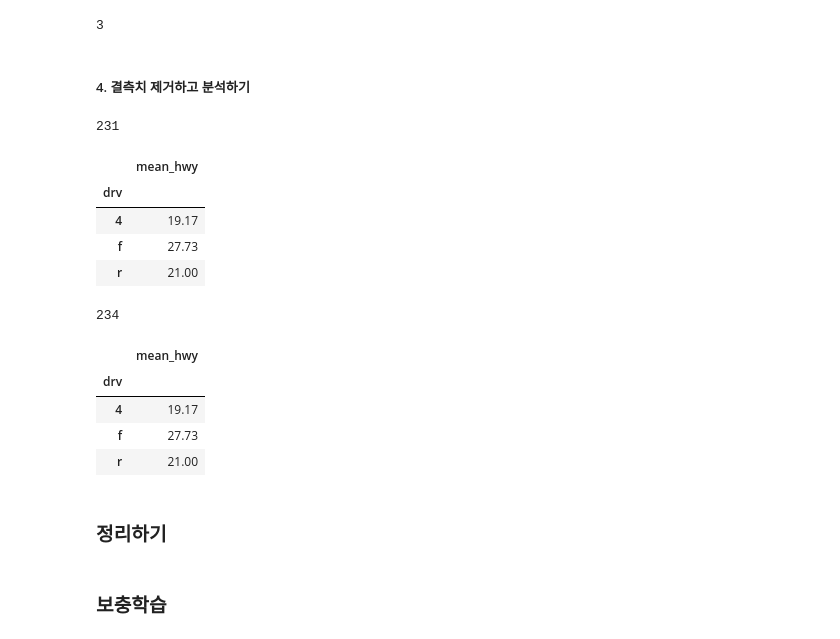
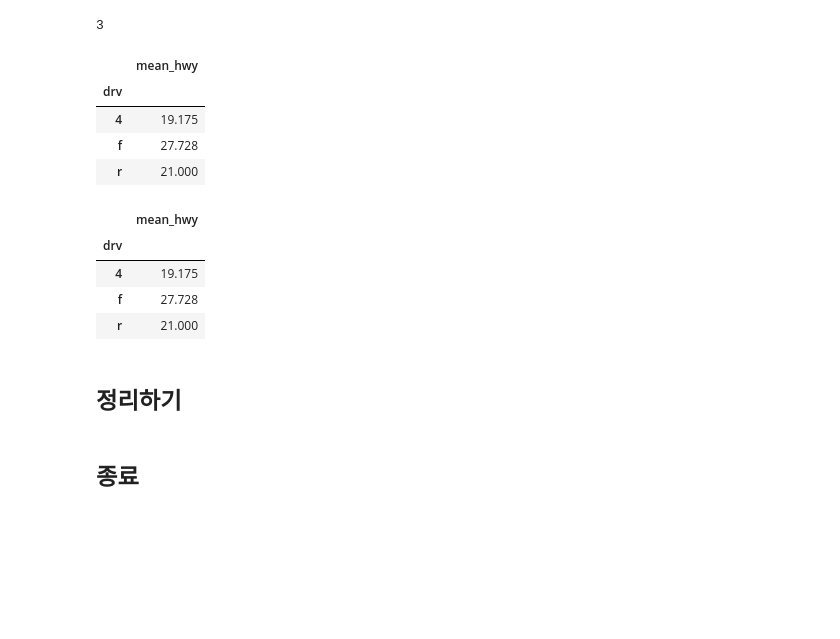
Before and after one commit to soyeonprincesss/2024-1-my-BDA, a Jupyter notebook: inclass/06w_0408_A_ch07_missingvalue_outlier.ipynb, the cells around one changed output. Saved outputs shown, nothing was run; the diff lists cells and outputs as text; code cells hidden in the pictures; blank space fills up the shorter version.

```diff
--- a/inclass/06w_0408_A_ch07_missingvalue_outlier.ipynb
+++ b/inclass/06w_0408_A_ch07_missingvalue_outlier.ipynb
@@ -631,8 +622,10 @@ exam
 | 18 | 19 | 5 | 89.0 | 68 | 87 |
 | 19 | 20 | 5 | 78.0 | 83 | 58 |
 # %%
-pd.set_option('display.precision', 2)
-exam['math'] = exam['math'].fillna(exam['math'].mean())  # math가 NaN이면 55로 대체
-exam                                    # 출력
+pd.set_option('display.precision', 3)
+
+m = exam['math'].mean()
+exam['math'] = exam['math'].fillna(m)  # math가 NaN이면 55로 대체
+exam
 # %% [output]
 |  | id | nclass | math | english | science |
@@ -1000,38 +910,24 @@ mpg['hwy'] = np.where((mpg['hwy'] < 4.5) | (mpg['hwy'] > 40.5), np.nan, mpg['hwy
 mpg['hwy'].isna().sum()
 # %% [output]
 3
-# %% [markdown]
-##### 4. 결측치 제거하고 분석하기
-# %%
-dmpg = mpg.dropna(subset = ['hwy'])
-len(dmpg)
-# %% [output]
-231
 # %%
-# hwy 결측치 제거
-# drv별 분리
-# hwy 평균 구하기
-dmpg.dropna(subset = ['hwy']).groupby('drv').agg(mean_hwy = ('hwy', 'mean'))
+mpg.dropna(subset = ['hwy']).groupby('drv').agg(mean_hwy = ('hwy', 'mean'))
 # %% [output]
 |  | mean_hwy |
 | drv |  |
-| 4 | 19.17 |
-| f | 27.73 |
-| r | 21.00 |
+| 4 | 19.175 |
+| f | 27.728 |
+| r | 21.000 |
-# %%
-len(mpg)
-# %% [output]
-234
 # %%
 mpg.groupby('drv').agg(mean_hwy = ('hwy', 'mean'))
 # %% [output]
 |  | mean_hwy |
 | drv |  |
-| 4 | 19.17 |
-| f | 27.73 |
-| r | 21.00 |
+| 4 | 19.175 |
+| f | 27.728 |
+| r | 21.000 |
 # %% [markdown]
-### 정리하기
+## 정리하기
 # %%
 ## 1. 결측치 정제하기
 df = pd.DataFrame({'sex'   : [1, 2, 1, 3, 2, 1],
@@ -1059,4 +955,4 @@ pct75 + 1.5 * iqr                 # 상한
 # 극단치 결측 처리
 mpg['hwy'] = np.where((mpg['hwy'] < 4.5) | (mpg['hwy'] > 40.5), np.nan, mpg['hwy'])
 # %% [markdown]
-### **보충학습**
+## 종료
```
Also changed, not shown: parts of 145 cells of this notebook.
